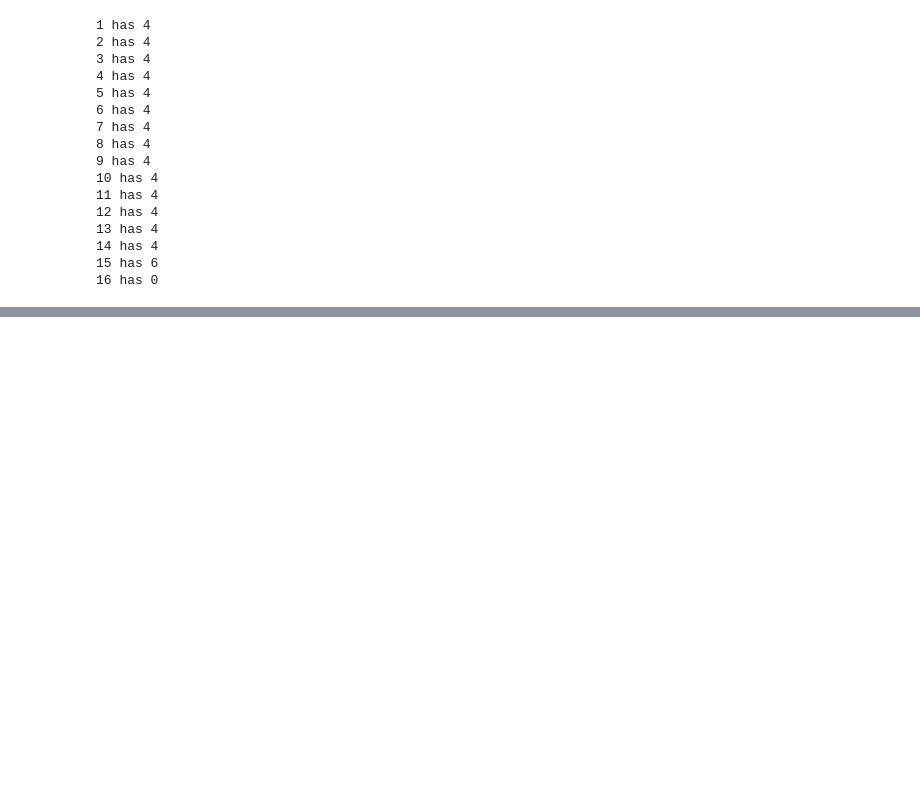
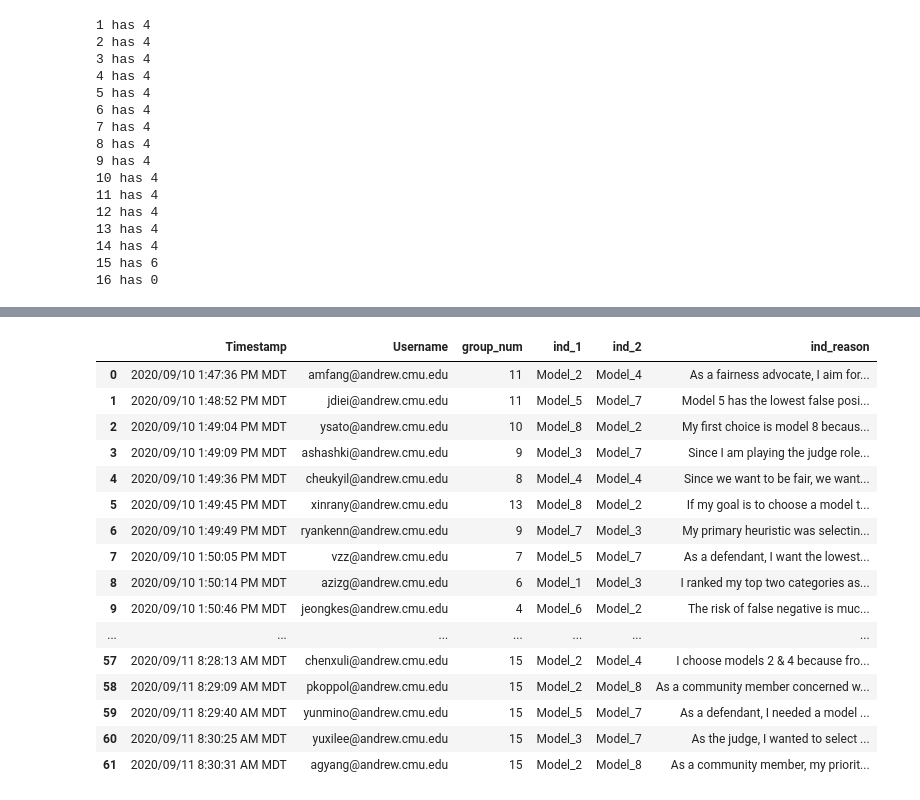
Before and after one commit to WesDeng/Recidivism_Exp, a Jupyter notebook: Untitled.ipynb, the cells around one changed output, grey strips where cells are left out. Saved outputs shown, nothing was run; the diff lists cells and outputs as text; code cells hidden in the pictures; blank space fills up the shorter version.

```diff
--- a/Untitled.ipynb
+++ b/Untitled.ipynb
@@ -109,0 +82,2 @@ df_no14.to_csv('pre_test.csv')
+# %%
+df_prev = df_no14.rename(columns = {'Please elaborate on your answer above. ' : "ind_reason"})
@@ -109,0 +89,4 @@ df_no14.to_csv('pre_test.csv')
+# %%
+cols = ['Timestamp', 'Username', 'group_num', 'ind_1', 'ind_2', 'ind_reason']
+df_prev = df_prev[cols]
+df_prev.head()
@@ -109,0 +102,20 @@ df_no14.to_csv('pre_test.csv')
+# %%
+df_prev
+# %% [output]
+|  | Timestamp | Username | group_num | ind_1 | ind_2 | ind_reason |
+| 0 | 2020/09/10 1:47:36 PM MDT | amfang@andrew.cmu.edu | 11 | Model_2 | Model_4 | As a fairness advocate, I aim for... |
+| 1 | 2020/09/10 1:48:52 PM MDT | jdiei@andrew.cmu.edu | 11 | Model_5 | Model_7 | Model 5 has the lowest false posi... |
+| 2 | 2020/09/10 1:49:04 PM MDT | ysato@andrew.cmu.edu | 10 | Model_8 | Model_2 | My first choice is model 8 becaus... |
+| 3 | 2020/09/10 1:49:09 PM MDT | ashashki@andrew.cmu.edu | 9 | Model_3 | Model_7 | Since I am playing the judge role... |
+| 4 | 2020/09/10 1:49:36 PM MDT | cheukyil@andrew.cmu.edu | 8 | Model_4 | Model_4 | Since we want to be fair, we want... |
+| 5 | 2020/09/10 1:49:45 PM MDT | xinrany@andrew.cmu.edu | 13 | Model_8 | Model_2 | If my goal is to choose a model t... |
+| 6 | 2020/09/10 1:49:49 PM MDT | ryankenn@andrew.cmu.edu | 9 | Model_7 | Model_3 | My primary heuristic was selectin... |
+| 7 | 2020/09/10 1:50:05 PM MDT | vzz@andrew.cmu.edu | 7 | Model_5 | Model_7 | As a defendant, I want the lowest... |
+| 8 | 2020/09/10 1:50:14 PM MDT | azizg@andrew.cmu.edu | 6 | Model_1 | Model_3 | I ranked my top two categories as... |
+| 9 | 2020/09/10 1:50:46 PM MDT | jeongkes@andrew.cmu.edu | 4 | Model_6 | Model_2 | The risk of false negative is muc... |
+| ... | ... | ... | ... | ... | ... | ... |
+| 57 | 2020/09/11 8:28:13 AM MDT | chenxuli@andrew.cmu.edu | 15 | Model_2 | Model_4 | I choose models 2 & 4 because fro... |
+| 58 | 2020/09/11 8:29:09 AM MDT | pkoppol@andrew.cmu.edu | 15 | Model_2 | Model_8 | As a community member concerned w... |
+| 59 | 2020/09/11 8:29:40 AM MDT | yunmino@andrew.cmu.edu | 15 | Model_5 | Model_7 | As a defendant, I needed a model ... |
+| 60 | 2020/09/11 8:30:25 AM MDT | yuxilee@andrew.cmu.edu | 15 | Model_3 | Model_7 | As the judge, I wanted to select ... |
+| 61 | 2020/09/11 8:30:31 AM MDT | agyang@andrew.cmu.edu | 15 | Model_2 | Model_8 | As a community member, my priorit... |
```
Also changed, not shown: parts of 8 cells of this notebook, 1 other file.
